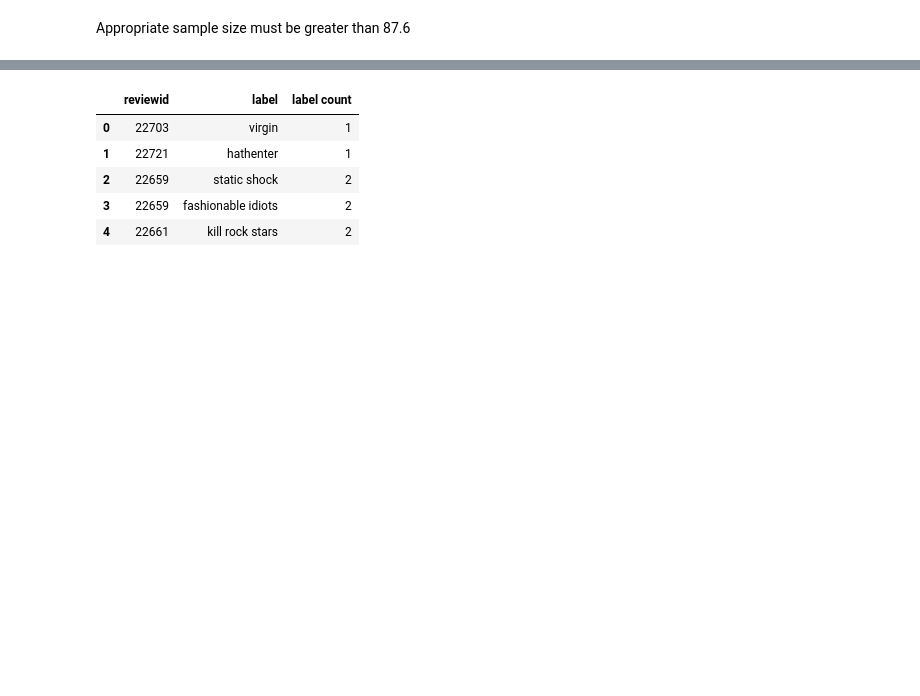
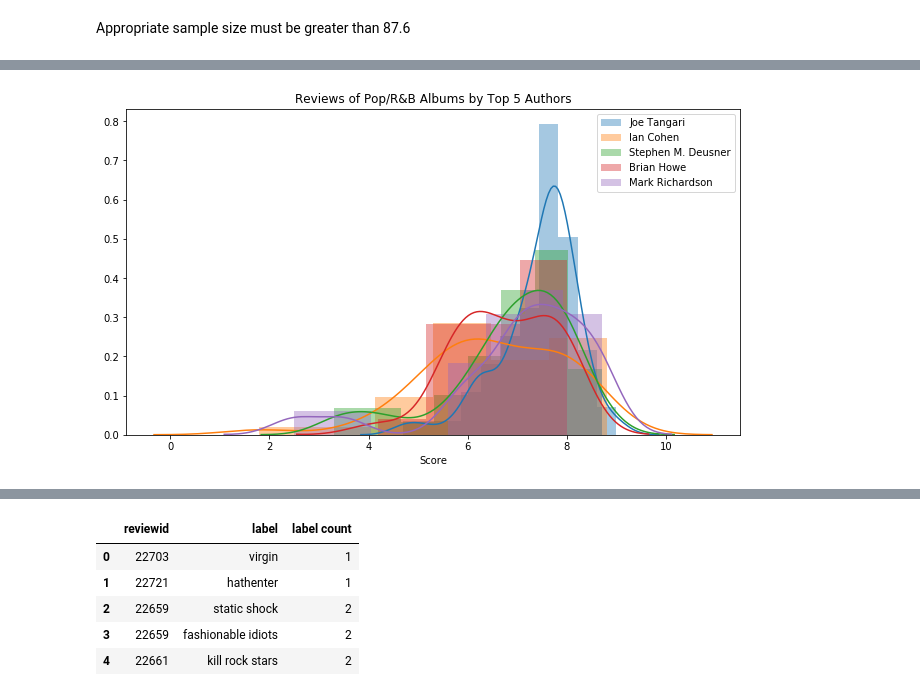
Before and after one commit to jnawjux/pitchfork_review_testing, a Jupyter notebook: Music_Index.ipynb, the cells around one changed output, grey strips where cells are left out. Drawn from its saved outputs; the diff is of its cells as text; code cells hidden in the pictures; blank space fills up the shorter version.

```diff
--- a/Music_Index.ipynb
+++ b/Music_Index.ipynb
@@ -286,0 +457,8 @@ In our further bootstrap test, sampling our data, we did not find significant va
+# %%
+# Value count of authors in review df, clip top 5
+author_reviews_df = reviews_df.copy()
+
+author_dict = reviews_df['author'].value_counts().to_dict()
+author_reviews_df['author_review_count'] = author_reviews_df['author'].apply(lambda x: author_dict[x])
+author_reviews_df['>200_reviews'] = author_reviews_df['author_review_count'].apply(lambda x: 1 if x >199 else 0)
+author_reviews_df.head()
@@ -286,0 +495,5 @@ In our further bootstrap test, sampling our data, we did not find significant va
+# %%
+# Is this duplicate?
+genre_count = genres_hot_df['reviewid'].value_counts().to_dict()
+genres_hot_df['genre_count'] = genres_hot_df['reviewid'].apply(lambda x: genre_count[x])
+genres_hot_df.head()
@@ -286,0 +524,13 @@ In our further bootstrap test, sampling our data, we did not find significant va
+# %%
+authors = ['joe tangari', 'ian cohen', 'stephen m. deusner', 'brian howe', 'mark richardson']
+poprb_df = rg2_df[(rg2_df['pop/r&b'] == 1) & (rg2_df['>200_reviews'] == 1)]
+
+plt.figure(figsize=(11,6))
+for name in authors:
+    sns.distplot(poprb_df.loc[poprb_df['author'] == name, 'score'], label=name.title(), hist=True, kde=True)
+plt.title("Reviews of Pop/R&B Albums by Top 5 Authors")
+plt.xlabel("Score")
+plt.legend()
+plt.show();
+# %% [output]
+[figure, added]
```
Also changed, not shown: parts of 105 cells of this notebook, 1 other file.
